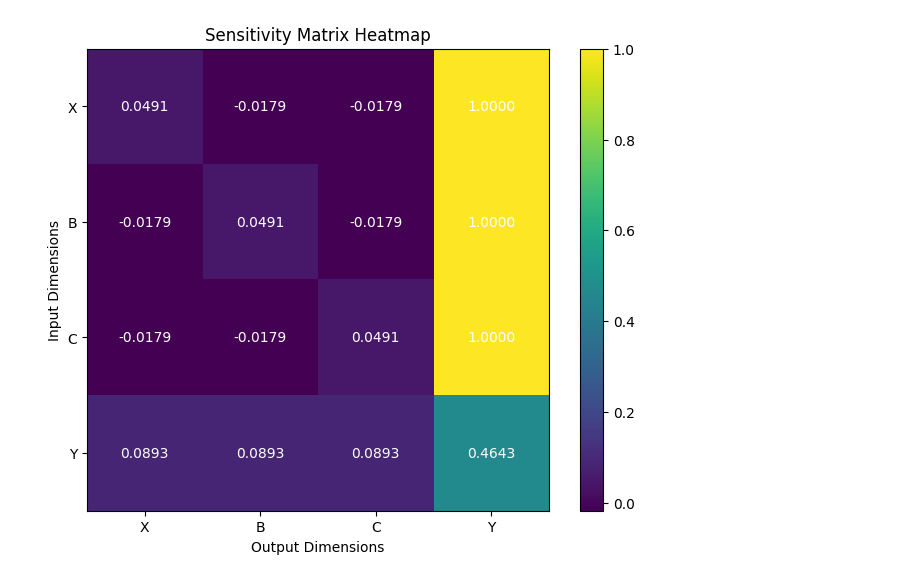
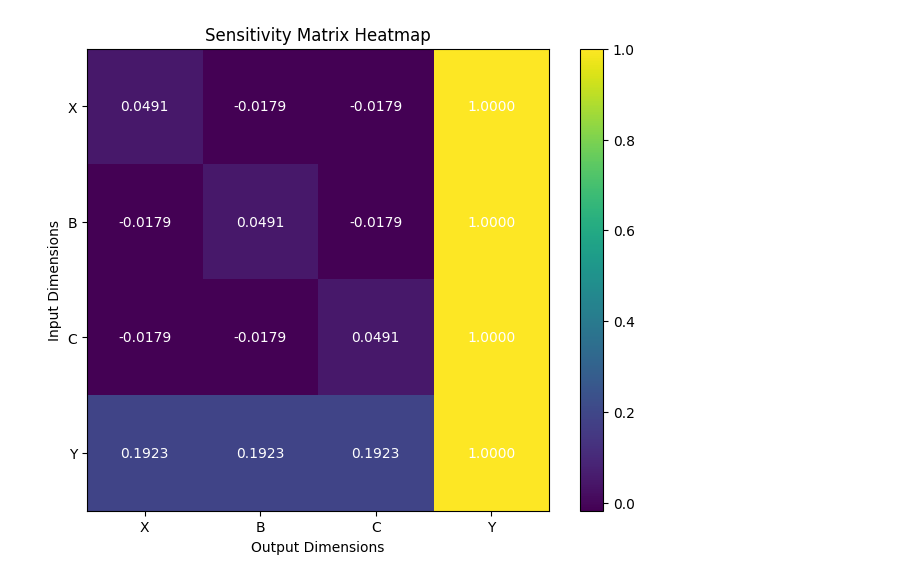
Before and after one commit to matthewvowels1/Causal_Transformer, a Jupyter notebook: CaT/perturbation_graph.ipynb, the cells around one changed output. Drawn from its saved outputs; the diff is of its cells as text; code cells hidden in the pictures.

Commit message:
fixed normalization of perturbation matrix

```diff
--- a/CaT/perturbation_graph.ipynb
+++ b/CaT/perturbation_graph.ipynb
@@ -110,37 +110,34 @@ def input_output_sensitivity_matrix(input, model, epsilon=1e-5):
         output_difference = perturbed_output - original_output
 
         sensitivity_matrix[i, :] = output_difference.view(-1)
 
     return sensitivity_matrix
 
 
 def normalize_matrix_abs(sensitivity_matrix):
-    max_value = np.max(np.abs(sensitivity_matrix))
-    if max_value != 0:
-        normalized_matrix = sensitivity_matrix / max_value
-    else:
-        normalized_matrix = sensitivity_matrix  # Avoid division by zero
+    # Avoid division by zero by using np.where
+    row_max = np.max(np.abs(sensitivity_matrix), axis=1, keepdims=True)
+    normalized_matrix = np.where(row_max != 0, sensitivity_matrix / row_max, 0)
     return normalized_matrix
-
 
 
 xb = get_batch(train_data=train_data, val_data=val_data, split='train', device=device, batch_size=1) * 0.0 + 1
 sensitivity_matrix = normalize_matrix_abs(input_output_sensitivity_matrix(xb, model).detach().cpu().numpy())
 
 plt.figure(figsize=(8, 6))
 plt.imshow(sensitivity_matrix, cmap='viridis', interpolation='nearest')
 plt.colorbar()
 
 for i in range(sensitivity_matrix.shape[0]):
     for j in range(sensitivity_matrix.shape[1]):
         plt.text(j, i, f'{sensitivity_matrix[i, j]:.4f}', ha='center', va='center', color='white')
 
 plt.xlabel('Output Dimensions')
 plt.ylabel('Input Dimensions')
 plt.title('Sensitivity Matrix Heatmap')
 plt.xticks(ticks=np.arange(len(var_names)), labels=var_names)
 plt.yticks(ticks=np.arange(len(var_names)), labels=var_names)
 # Display the plot
 plt.show()
 # %% [output]
-[figure, old version]
+[figure, new version]
```
